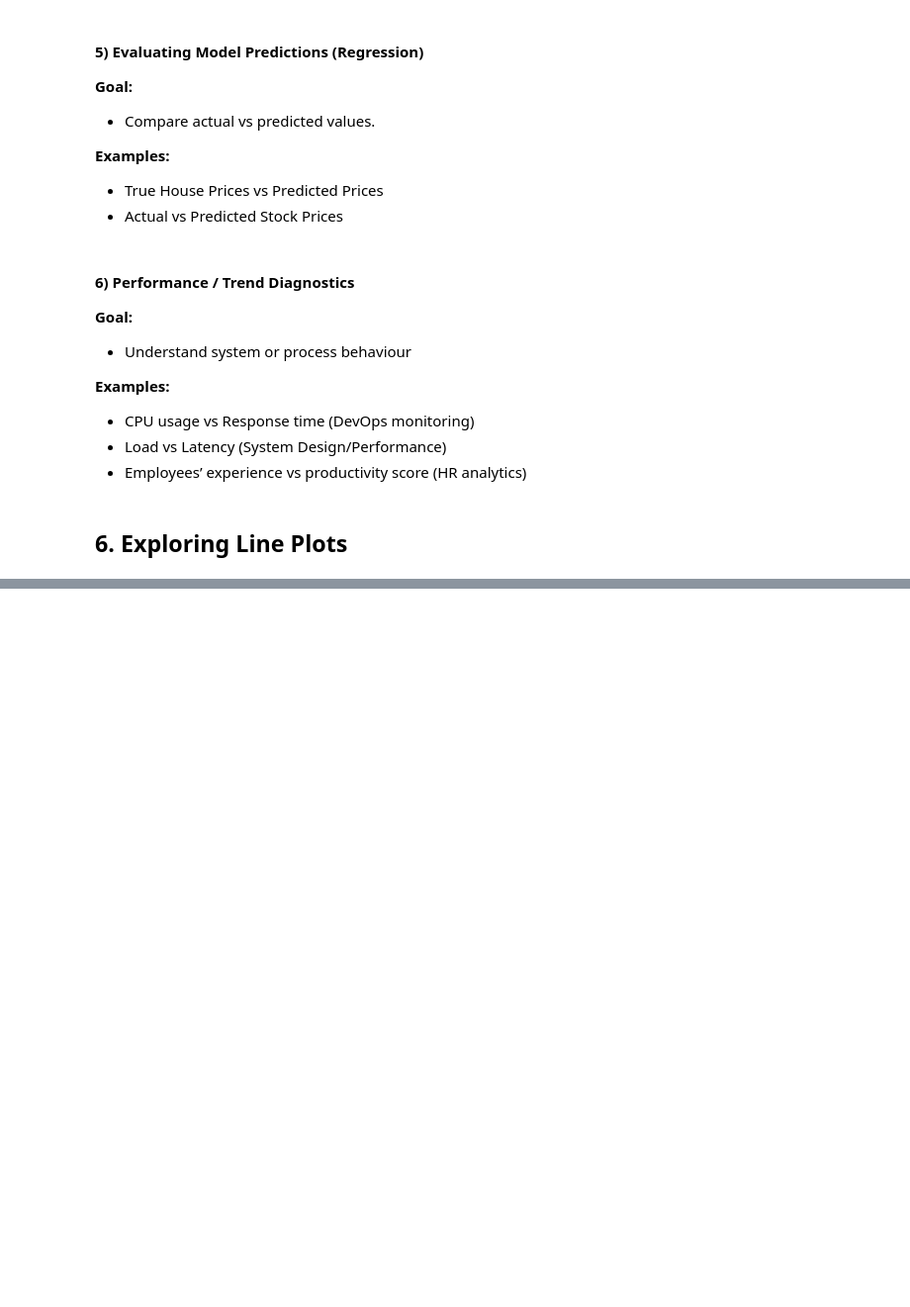
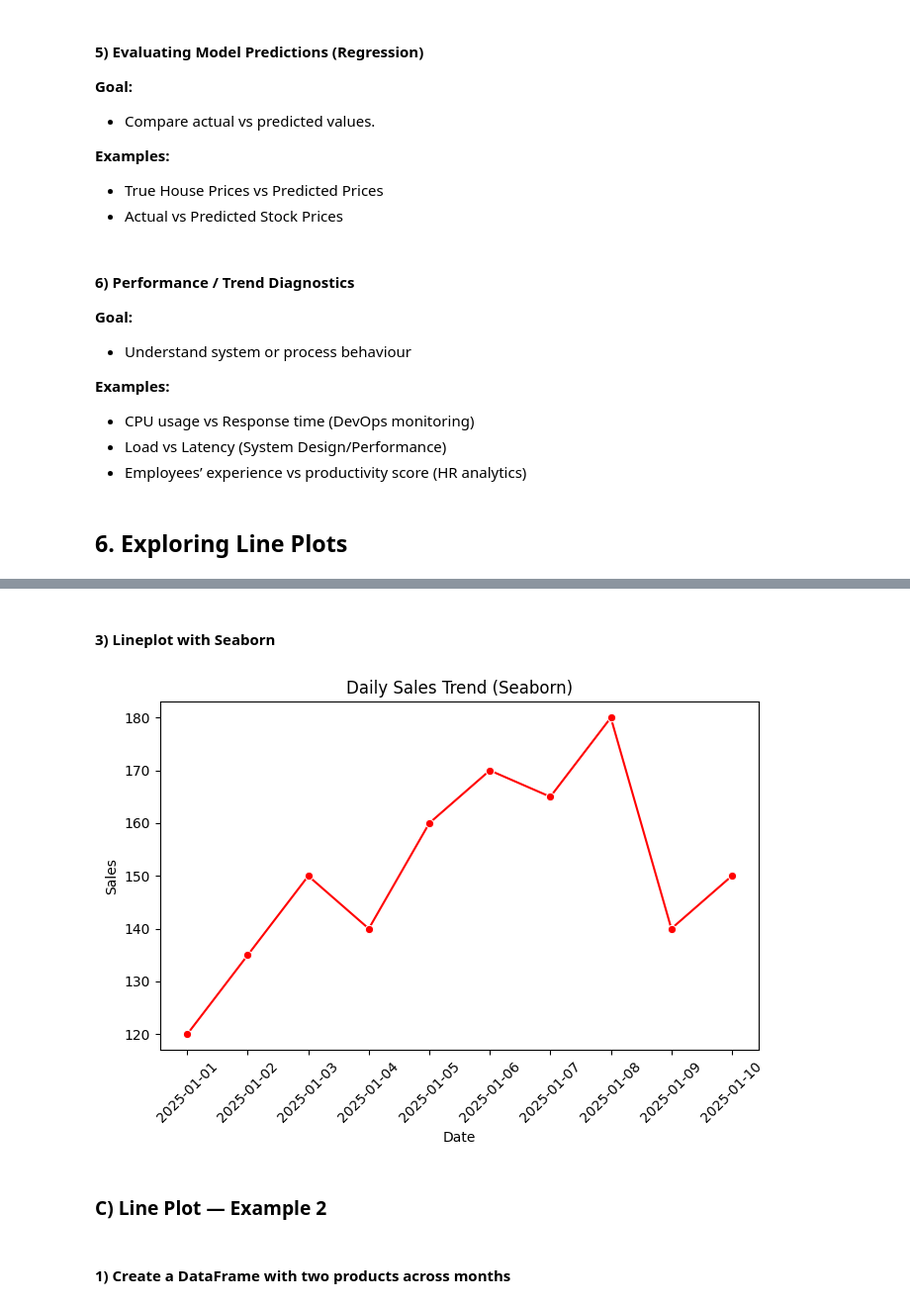
Before and after one commit to pravinsinghmanh/python-lib, a Jupyter notebook: 3. Exploring Matplotlib and Seaborn.ipynb, the cells around one changed output, grey strips where cells are left out. Shown at 99% size. Cells and saved outputs as stored; diff of their text form; code cells hidden in the pictures; blank space fills up the shorter version.

```diff
--- a/3. Exploring Matplotlib and Seaborn.ipynb
+++ b/3. Exploring Matplotlib and Seaborn.ipynb
@@ -1146,0 +1219,20 @@ plt.show()
+# %% [markdown]
+#### **3) Lineplot with Seaborn**
+# %%
+plt.figure(figsize=(7, 5))
+
+sns.lineplot(data=mydf, x='Date', y='Sales', marker='o',color="red")
+
+plt.title("Daily Sales Trend (Seaborn)")
+plt.xlabel("Date")
+plt.ylabel("Sales")
+plt.xticks(rotation=45)
+plt.tight_layout()
+
+plt.show()
+# %% [output]
+[figure, added]
+# %% [markdown]
+### **C) Line Plot — Example 2**
+# %% [markdown]
+#### **1) Create a DataFrame with two products across months**
```
Also changed, not shown: parts of 72 cells of this notebook, 1 other file.
